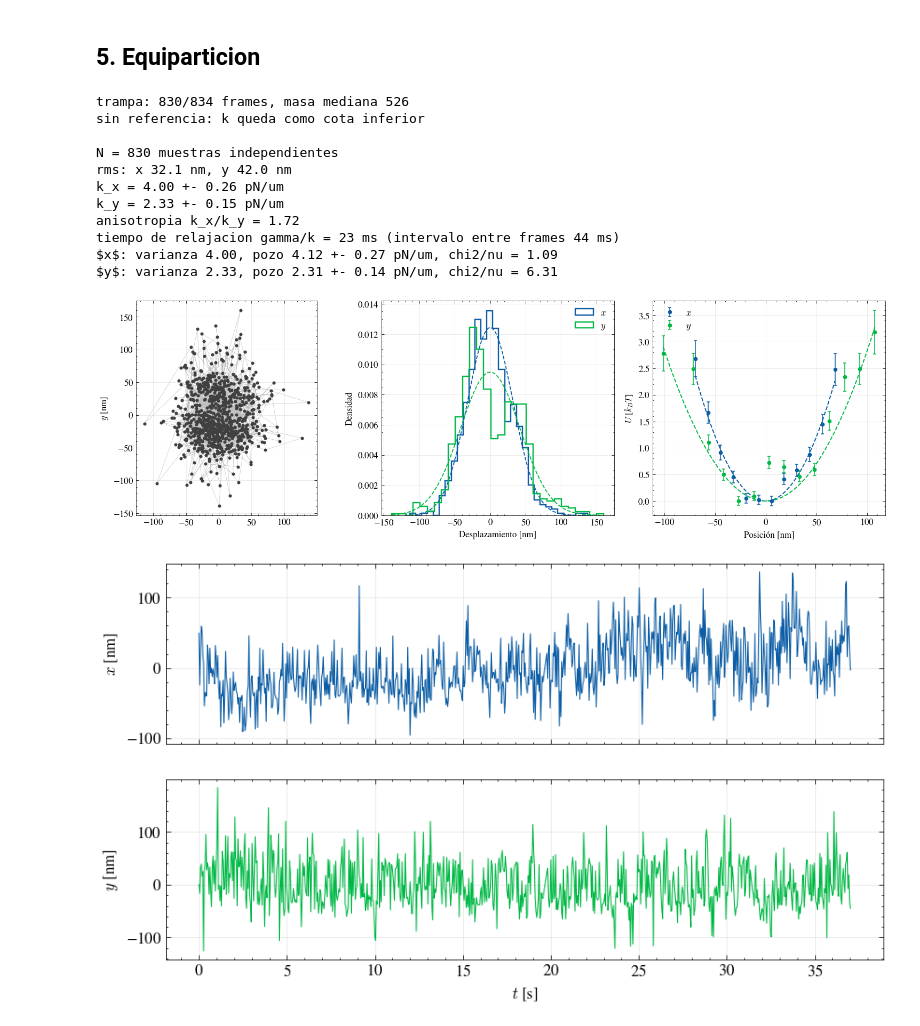
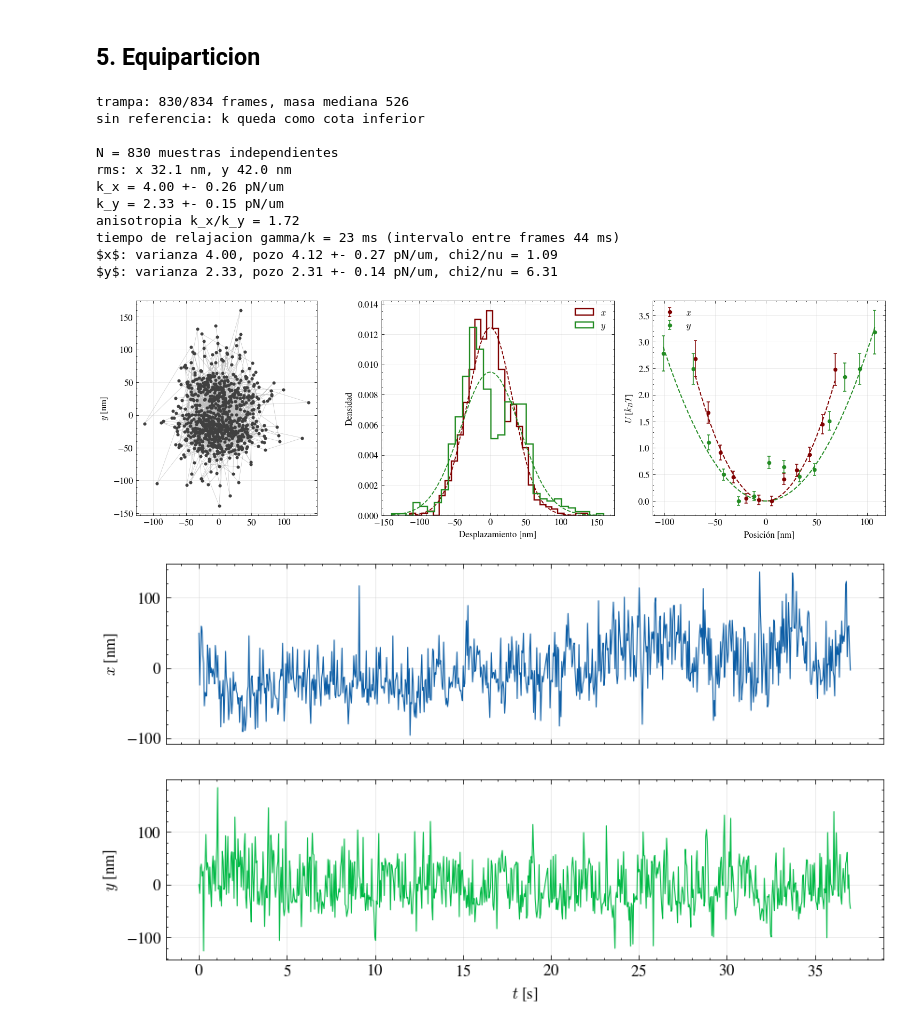
Before and after one commit to annabenedettipiton/Movimiento-browniano-y-pinzas-opticas---proyecto-de-laboratorio-5, a Jupyter notebook: notebooks/02_equiparticion.ipynb, the cells around one changed output. Saved outputs shown, nothing was run; the diff lists cells and outputs as text; code cells hidden in the pictures.

```diff
--- a/notebooks/02_equiparticion.ipynb
+++ b/notebooks/02_equiparticion.ipynb
@@ -313,7 +292,7 @@ if MODO == 'equiparticion':
     ax[0].set_ylabel('$y$ [nm]')
     ax[0].set_aspect('equal')
 
-    for d, nom, col in ((dx, '$x$', 'C0'), (dy, '$y$', 'C1')):
+    for d, nom, col in ((dx, '$x$', 'maroon'), (dy, '$y$', 'forestgreen')):
         ax[1].hist(d*1e3, bins=30, histtype='step', lw=1.6, color=col,
                    density=True, label=nom)
         zz = np.linspace(d.min(), d.max(), 200)*1e3
@@ -326,7 +305,8 @@ if MODO == 'equiparticion':
 
     # Pozo de potencial: U = -k_B T ln P. La parabola no se ajusta, se traza con
     # la k que salio de la varianza, de modo que el acuerdo es una verificacion.
-    for d, k_i, nom, col in ((dx, k_x, '$x$', 'C0'), (dy, k_y, '$y$', 'C1')):
+    for d, k_i, nom, col in ((dx, k_x, '$x$', 'maroon'),
+                             (dy, k_y, '$y$', 'forestgreen')):
         cnt, bordes = np.histogram(d*1e3, bins=20)
         c = 0.5*(bordes[1:] + bordes[:-1])
         m = cnt > 5                             # bines con estadistica suficiente
@@ -336,34 +316,34 @@ if MODO == 'equiparticion':
         A = (c[m]*1e-9)**2/(2*kBT)
         (pend, orig), cov = np.polyfit(A, U, 1, w=1/eU, cov='unscaled')
         chi2 = np.sum(((U - (pend*A + orig))/eU)**2)/(len(U) - 2)
         print(f"{nom}: varianza {k_i:.2f}, pozo {pend*1e6:.2f} "
               f"+- {np.sqrt(cov[0, 0])*1e6:.2f} pN/um, chi2/nu = {chi2:.2f}")
         ax[2].errorbar(c[m], U - U.min(), yerr=eU, fmt='o', ms=4, color=col,
                        capsize=2, label=nom)
         zz = np.linspace(c[m].min(), c[m].max(), 200)
         ax[2].plot(zz, 0.5*k_i*1e-6*(zz*1e-9)**2/kBT, '--', lw=1.3, color=col)
     ax[2].set_xlabel('Posición [nm]')
     ax[2].set_ylabel(r'$U$ [$k_B T$]')
     ax[2].legend()
     plt.tight_layout()
     guardar('equiparticion')
     plt.show()
 
     pd.DataFrame({'t_s': t, 'x_um': x, 'y_um': y}).to_csv(
         os.path.join(SALIDA, 'trampa.csv'), index=False)
 # %% [output]
 trampa: 830/834 frames, masa mediana 526
 sin referencia: k queda como cota inferior
 
 N = 830 muestras independientes
 rms: x 32.1 nm, y 42.0 nm
 k_x = 4.00 +- 0.26 pN/um
 k_y = 2.33 +- 0.15 pN/um
 anisotropia k_x/k_y = 1.72
 tiempo de relajacion gamma/k = 23 ms (intervalo entre frames 44 ms)
 $x$: varianza 4.00, pozo 4.12 +- 0.27 pN/um, chi2/nu = 1.09
 $y$: varianza 2.33, pozo 2.31 +- 0.14 pN/um, chi2/nu = 6.31
-[figure, old version]
+[figure, new version]
 # %%
 fig, ax = plt.subplots(2, 1, figsize=(9, 5), sharex=True)
 ax[0].plot(t, (x - x.mean())*1e3, lw=0.7)
```
Also changed, not shown: parts of 2 cells of this notebook, 1 other file.
